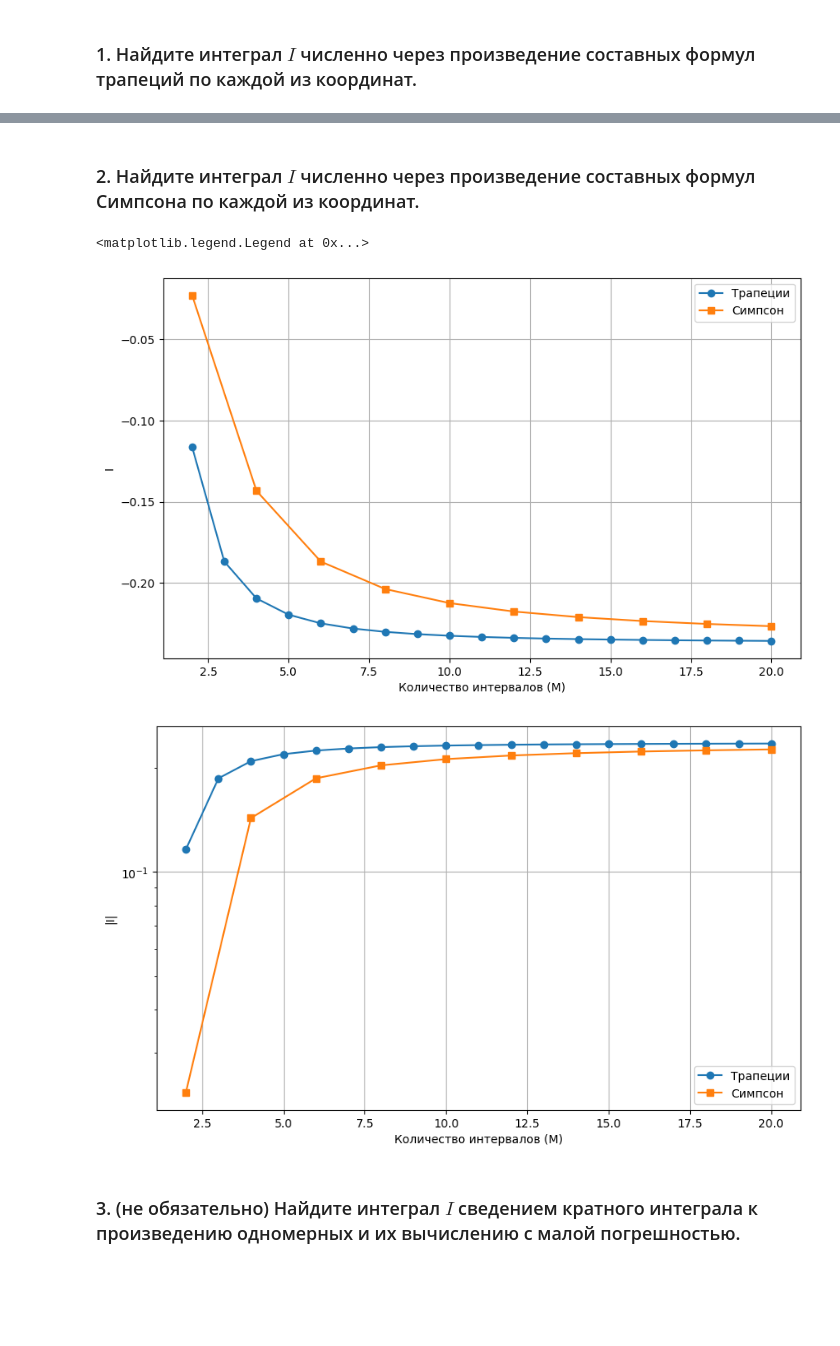
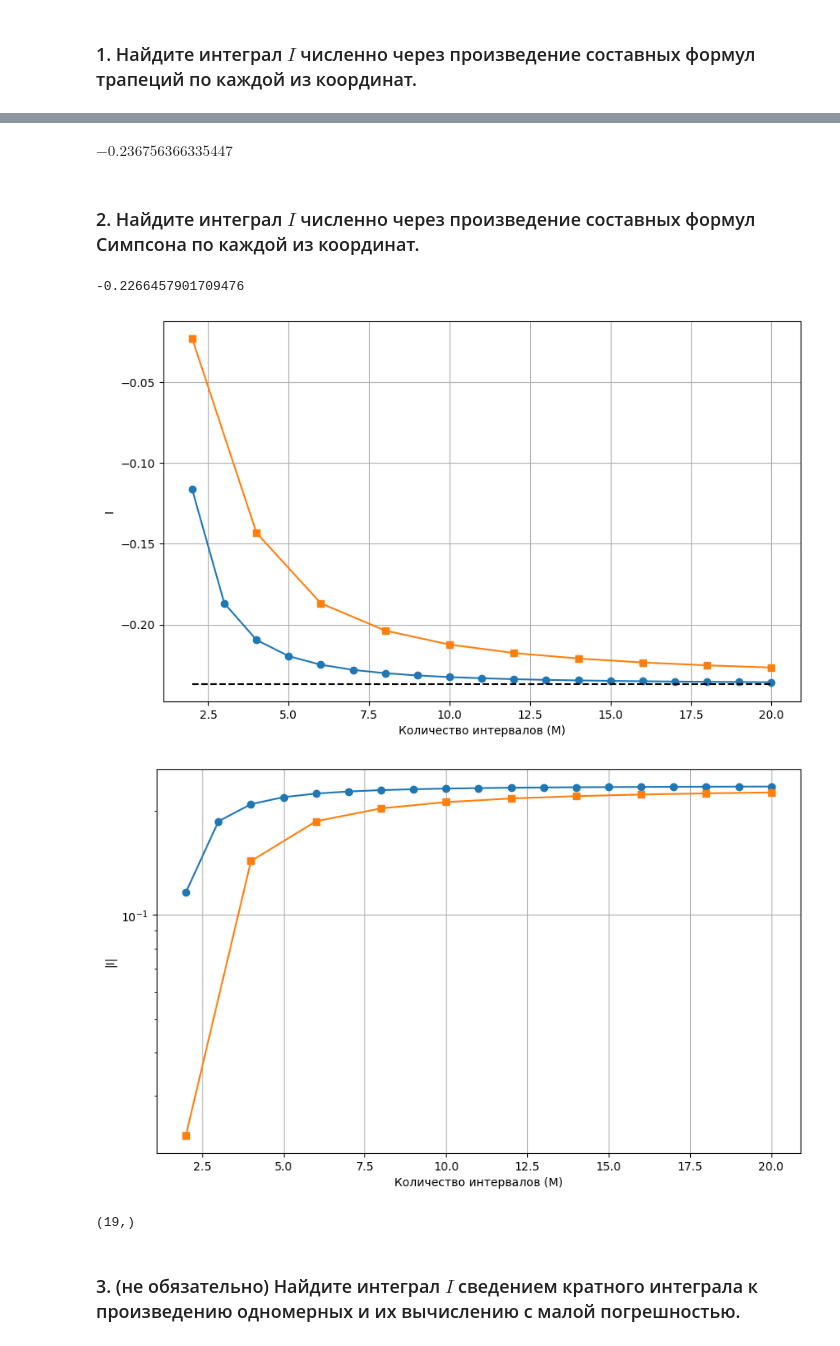
Before and after one commit to dyed-eye/numerical-methods, a Jupyter notebook: 6. Integration.ipynb, the cells around one changed output, grey strips where cells are left out. Cells and saved outputs as stored; diff of their text form; code cells hidden in the pictures; blank space fills up the shorter version.

```diff
--- a/6. Integration.ipynb
+++ b/6. Integration.ipynb
@@ -169,7 +172,6 @@ def newton_cotes(xk, a=-1, b=1):
     integrals = (b**(N+1) - a**(N+1)) / (N + 1)
     return L @ integrals
 
-# Проверка свойств и поиск отрицательных весов
 negative_found = False
 N = 2
 
@@ -181,8 +183,7 @@ while not negative_found:
         negative_found = True
     N += 1
 
-# Проверка нормировки и симметричности для примеров
-for n in [2, 3, 4]:
+for n in [8]:
     nodes = generate_nodes(n)
     weights = newton_cotes(nodes, -1, 1)
     print(f"N = {n}: Веса = {weights}")
@@ -241,7 +235,7 @@ def eval_weights(roots, n):
     deriv_leg=(leg(i+deriv_int)-leg(i-deriv_int))/(2*deriv_int)
     weights.append(2/((1-i**2)*((deriv_leg)**2)))
   return weights
-n=5
+n=20
 roots=eval_roots(n)
 print('Корни полинома Лежандра (через root_scalar): ',roots)
 
@@ -658,3 +698,10 @@ $$
 по гиперкубу $[0,1]^{\times 4}$.
 # %% [markdown]
 ### 1. Найдите интеграл $I$ численно через произведение составных формул трапеций по каждой из координат.
+# %%
+import sympy as sp
+
+x1, x2, x3, x4 = sp.symbols('x1 x2 x3 x4')
+f = sp.cos(x1**2 + 2*x2**2 + 3*x3**2 + 4*x4**2)
+I = sp.integrate(f, (x1, 0, 1), (x2, 0, 1), (x3, 0, 1), (x4, 0, 1))
+I
@@ -661,3 +710,8 @@ $$
+# %%
+Ifunc = I.evalf()
+Ifunc
+# %% [output]
+$\displaystyle -0.236756366335447$
 # %% [markdown]
 ### 2. Найдите интеграл $I$ численно через произведение составных формул Симпсона по каждой из координат.
 # %%
@@ -706,29 +760,34 @@ def simpson_4d(M):
 # %%
 Ms_trap = np.arange(2, 21)
 Ms_simp = np.arange(2, 21, 2)
 
 results_trap = [trapezoidal_4d(M) for M in Ms_trap]
 results_simp = [simpson_4d(M) for M in Ms_simp]
 
 plt.figure(figsize=(10, 6))
 plt.plot(Ms_trap, results_trap, 'o-', label='Трапеции')
+nn, = Ms_trap.shape
+plt.plot(Ms_trap, [Ifunc]*nn, 'k--')
 plt.plot(Ms_simp, results_simp, 's-', label='Симпсон')
+print(results_simp[-1])
 plt.xlabel('Количество интервалов (M)')
 plt.ylabel('I')
 plt.grid(True)
-plt.legend()
 
 plt.figure(figsize=(10, 6))
 plt.semilogy(Ms_trap, np.abs(results_trap), 'o-', label='Трапеции')
 plt.semilogy(Ms_simp, np.abs(results_simp), 's-', label='Симпсон')
 plt.xlabel('Количество интервалов (M)')
 plt.ylabel('|I|')
 plt.grid(True)
-plt.legend()
 # %% [output]
-<matplotlib.legend.Legend at 0x...>
+-0.2266457901709476
-[figure, old version]
+[figure, new version]
-[figure, old version]
+[figure, new version]
+# %%
+Ms_trap.shape
+# %% [output]
+(19,)
 # %% [markdown]
 ### 3. (не обязательно) Найдите интеграл $I$ сведением кратного интеграла к произведению одномерных и их вычислению с малой погрешностью.
 # %% [markdown]
```
Also changed, not shown: parts of 10 cells of this notebook.
